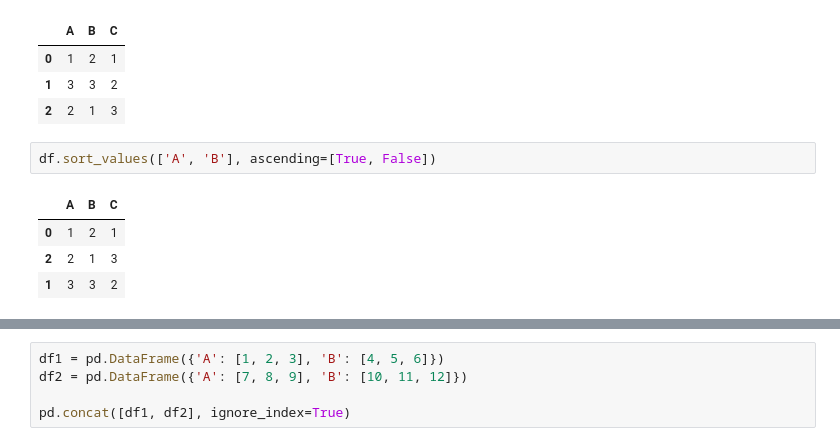
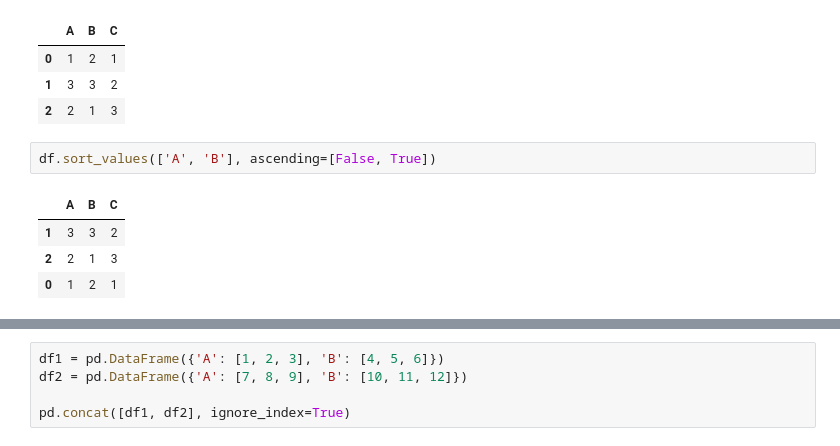
Before and after one commit to bradleysoh/5m-data-1.8-eda-basic, a Jupyter notebook: notebooks/eda_basic_lesson.ipynb, the cells around one changed output, grey strips where cells are left out. Cells and saved outputs as stored; diff of their text form.

```diff
--- a/notebooks/eda_basic_lesson.ipynb
+++ b/notebooks/eda_basic_lesson.ipynb
@@ -1819,12 +1819,12 @@ df
 | 1 | 3 | 3 | 2 |
 | 2 | 2 | 1 | 3 |
 # %%
-df.sort_values(['A', 'B'], ascending=[True, False])
+df.sort_values(['A', 'B'], ascending=[False, True])
 # %% [output]
 |  | A | B | C |
+| 1 | 3 | 3 | 2 |
+| 2 | 2 | 1 | 3 |
 | 0 | 1 | 2 | 1 |
-| 2 | 2 | 1 | 3 |
-| 1 | 3 | 3 | 2 |
 # %%
 df.sort_values(['A','B'])
 # %% [output]
```
Also changed, not shown: parts of 1 cell of this notebook, 1 other file.
